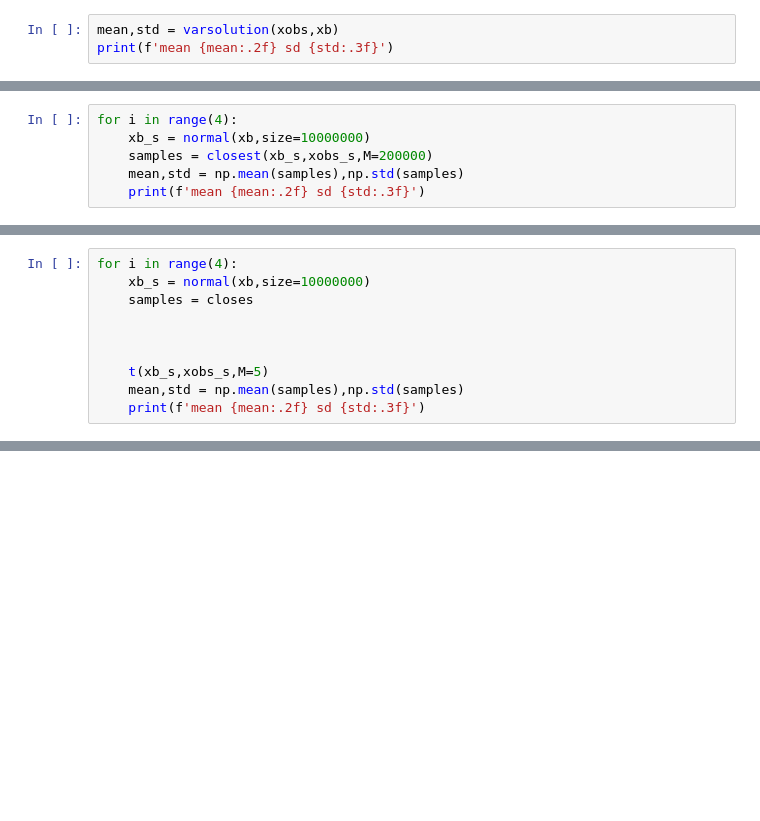
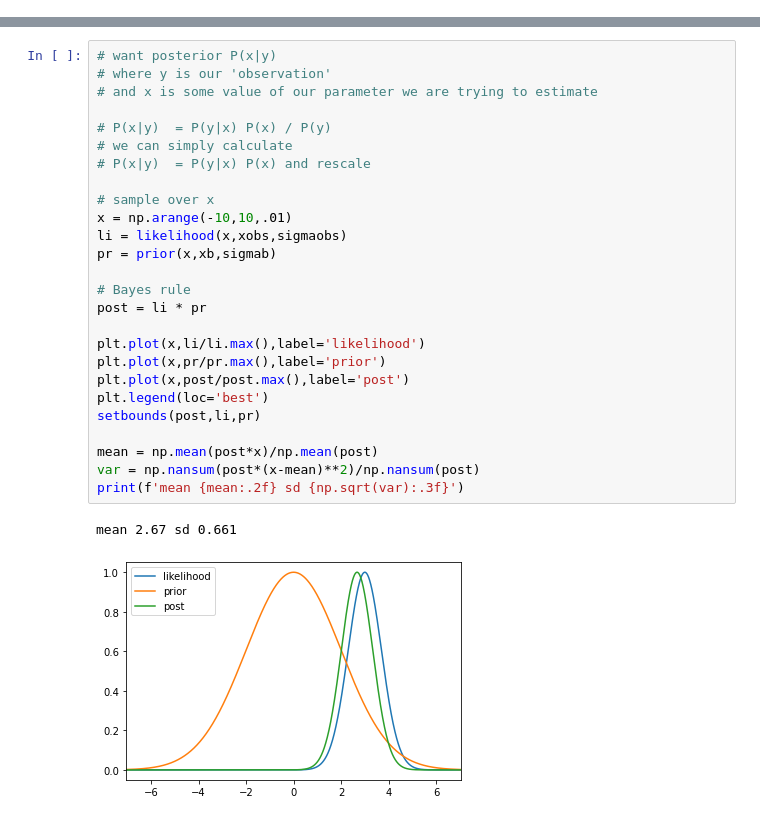
Before and after one commit to UCL-EO/sampling, a Jupyter notebook: notebook.ipynb, the cells around one changed output, grey strips where cells are left out. Saved outputs shown, nothing was run; the diff lists cells and outputs as text; blank space fills up the shorter version.

```diff
--- a/notebook.ipynb
+++ b/notebook.ipynb
@@ -56,3 +0,0 @@ Which is just a reciprocal-uncertainty weighted average.
-# %%
-mean,std = varsolution(xobs,xb)
-print(f'mean {mean:.2f} sd {std:.3f}')
@@ -105,6 +0,0 @@ Hmmm... thats not right either. Maybe its sample number: let's put that high now
-# %%
-for i in range(4):
-    xb_s = normal(xb,size=10000000)
-    samples = closest(xb_s,xobs_s,M=200000)
-    mean,std = np.mean(samples),np.std(samples)
-    print(f'mean {mean:.2f} sd {std:.3f}')
@@ -122,10 +0,0 @@ Maybe I shouldn't have put M up ...
-# %%
-for i in range(4):
-    xb_s = normal(xb,size=10000000)
-    samples = closes
-
-
-
-    t(xb_s,xobs_s,M=5)
-    mean,std = np.mean(samples),np.std(samples)
-    print(f'mean {mean:.2f} sd {std:.3f}')
@@ -154,0 +90,29 @@ And also, it will only be appropriate when there is enough information in the ob
+# %%
+# want posterior P(x|y)
+# where y is our 'observation'
+# and x is some value of our parameter we are trying to estimate
+
+# P(x|y)  = P(y|x) P(x) / P(y)
+# we can simply calculate
+# P(x|y)  = P(y|x) P(x) and rescale
+
+# sample over x
+x = np.arange(-10,10,.01)
+li = likelihood(x,xobs,sigmaobs)
+pr = prior(x,xb,sigmab)
+
+# Bayes rule
+post = li * pr
+
+plt.plot(x,li/li.max(),label='likelihood')
+plt.plot(x,pr/pr.max(),label='prior')
+plt.plot(x,post/post.max(),label='post')
+plt.legend(loc='best')
+setbounds(post,li,pr)
+
+mean = np.mean(post*x)/np.mean(post)
+var = np.nansum(post*(x-mean)**2)/np.nansum(post)
+print(f'mean {mean:.2f} sd {np.sqrt(var):.3f}')
+# %% [output]
+mean 2.67 sd 0.661
+[figure, added]
```
Also changed, not shown: parts of 49 cells of this notebook, 1 other file.
